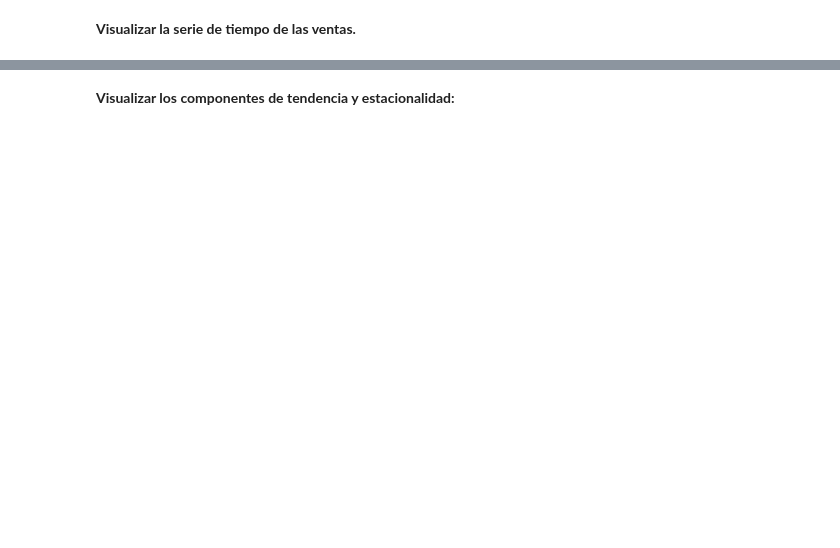
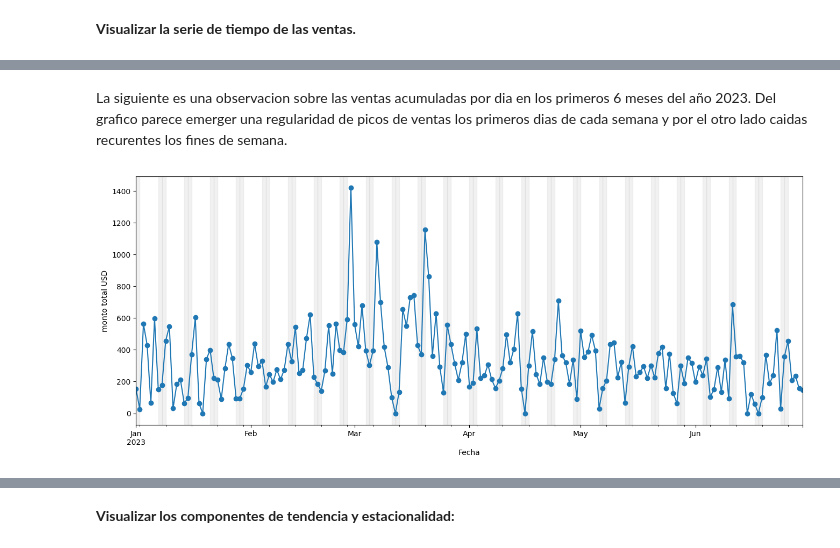
Before and after one commit to jpgomz/mentoria-diplodatos-2024-analisis-cursos-previsionales, a Jupyter notebook: ayvd.ipynb, the cells around one changed output, grey strips where cells are left out. Cells and saved outputs as stored; diff of their text form; code cells hidden in the pictures; blank space fills up the shorter version.

```diff
--- a/ayvd.ipynb
+++ b/ayvd.ipynb
@@ -163,0 +263,15 @@ plt.show()
+# %% [markdown]
+La siguiente es una observacion sobre las ventas acumuladas por dia en los primeros 6 meses del año 2023. Del grafico parece emerger una regularidad de picos de ventas los primeros dias de cada semana y por el otro lado caidas recurentes los fines de semana.
+# %%
+ventas_diarias = df_merged.loc['2023-01':'2023-06', 'monto total USD'].resample('D').sum()
+
+plt.figure(figsize=(16, 6))
+ax = ventas_diarias.plot(marker='o', linestyle='-')
+ax.set_ylabel('monto total USD')
+
+# Marcar los fines de semana
+weekends = ventas_diarias.index[ventas_diarias.index.weekday >= 5]  # Filtrar los días sábado (5) y domingo (6)
+for weekend in weekends:
+    plt.axvspan(weekend, weekend + pd.Timedelta(days=1), color='lightgrey', alpha=0.3)
+# %% [output]
+[figure, added]
```
Also changed, not shown: parts of 21 cells of this notebook.
